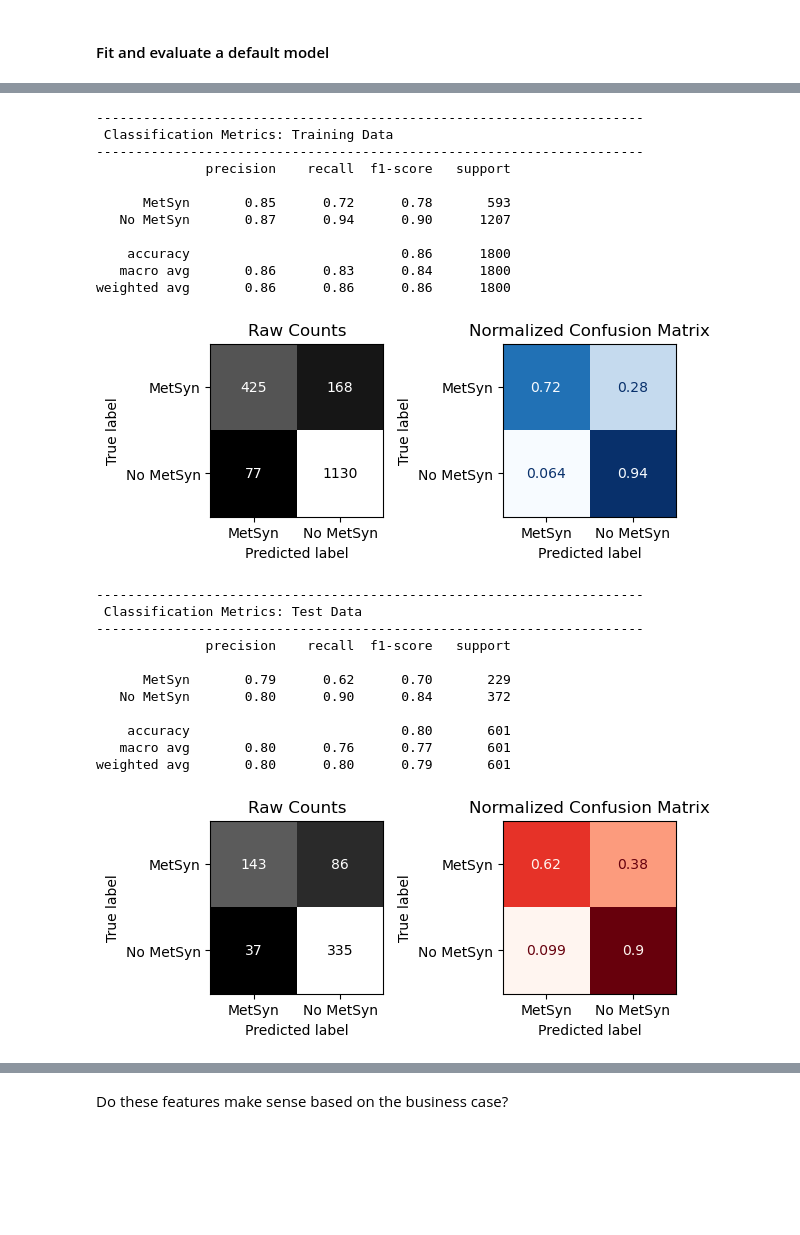
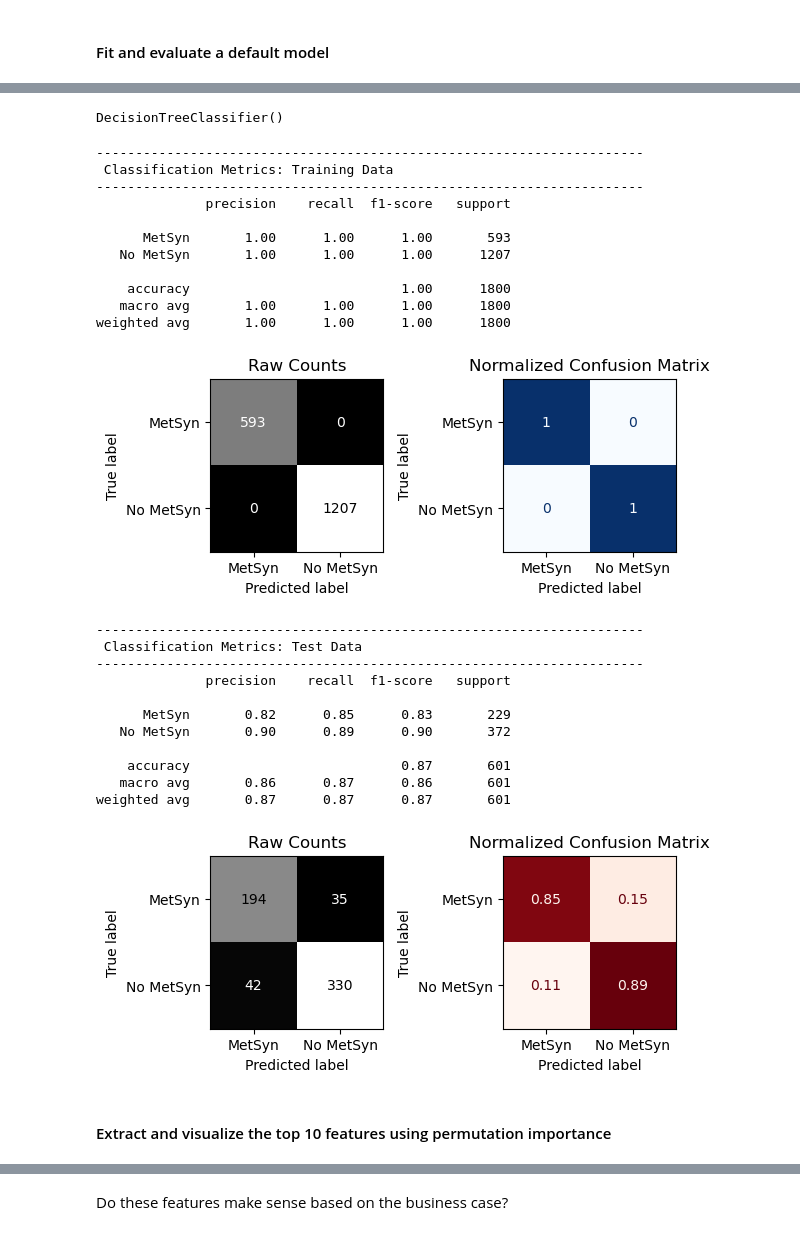
Before and after one commit to SeeBee8/Metabolic-Syndrome-Prediction, a Jupyter notebook: MetSPrediction.ipynb, the cells around one changed output, grey strips where cells are left out. Cells and saved outputs as stored; diff of their text form; code cells hidden in the pictures; blank space fills up the shorter version.

```diff
--- a/MetSPrediction.ipynb
+++ b/MetSPrediction.ipynb
@@ -1058,5 +899,7 @@ ColumnTransformer(transformers=[('numeric',
                                  Index(['AlbRating'], dtype='object'))],
                   verbose_feature_names_out=False)
 # %%
-X_train.columns
+X_train_proc = preprocessor.fit_transform(X_train)
+X_test_proc = preprocessor.transform(X_test)
+X_train_proc.shape
 # %% [output]
@@ -1095,3 +912,0 @@ Pipeline(steps=[('columntransformer',
-# %%
-#Fit the model
-default_pipe.fit(X_train, y_train)
@@ -1116,27 +913,38 @@ Pipeline(steps=[('columntransformer',
-# %%
-evaluate_classification(default_pipe, X_train, y_train, X_test, y_test)
-# %% [output]
-----------------------------------------------------------------------
- Classification Metrics: Training Data
-----------------------------------------------------------------------
-              precision    recall  f1-score   support
-
-      MetSyn       0.85      0.72      0.78       593
-   No MetSyn       0.87      0.94      0.90      1207
-
-    accuracy                           0.86      1800
-   macro avg       0.86      0.83      0.84      1800
-weighted avg       0.86      0.86      0.86      1800
-[figure, removed]
-----------------------------------------------------------------------
- Classification Metrics: Test Data
-----------------------------------------------------------------------
-              precision    recall  f1-score   support
-
-      MetSyn       0.79      0.62      0.70       229
-   No MetSyn       0.80      0.90      0.84       372
-
-    accuracy                           0.80       601
-   macro avg       0.80      0.76      0.77       601
-weighted avg       0.80      0.80      0.79       601
-[figure, removed]
+# %%
+#Create and instance of the model
+
+dtdefault = DecisionTreeClassifier()
+#Create a model pipline
+dtdefault.fit(X_train_proc, y_train)
+dtdefault
+# %% [output]
+DecisionTreeClassifier()
+# %%
+evaluate_classification(dtdefault, X_train_proc, y_train, X_test_proc, y_test)
+# %% [output]
+----------------------------------------------------------------------
+ Classification Metrics: Training Data
+----------------------------------------------------------------------
+              precision    recall  f1-score   support
+
+      MetSyn       1.00      1.00      1.00       593
+   No MetSyn       1.00      1.00      1.00      1207
+
+    accuracy                           1.00      1800
+   macro avg       1.00      1.00      1.00      1800
+weighted avg       1.00      1.00      1.00      1800
+[figure, added]
+----------------------------------------------------------------------
+ Classification Metrics: Test Data
+----------------------------------------------------------------------
+              precision    recall  f1-score   support
+
+      MetSyn       0.82      0.85      0.83       229
+   No MetSyn       0.90      0.89      0.90       372
+
+    accuracy                           0.87       601
+   macro avg       0.86      0.87      0.86       601
+weighted avg       0.87      0.87      0.87       601
+[figure, added]
+# %% [markdown]
+#### Extract and visualize the top 10 features using permutation importance
```
Also changed, not shown: parts of 57 cells of this notebook, 1 other file.
